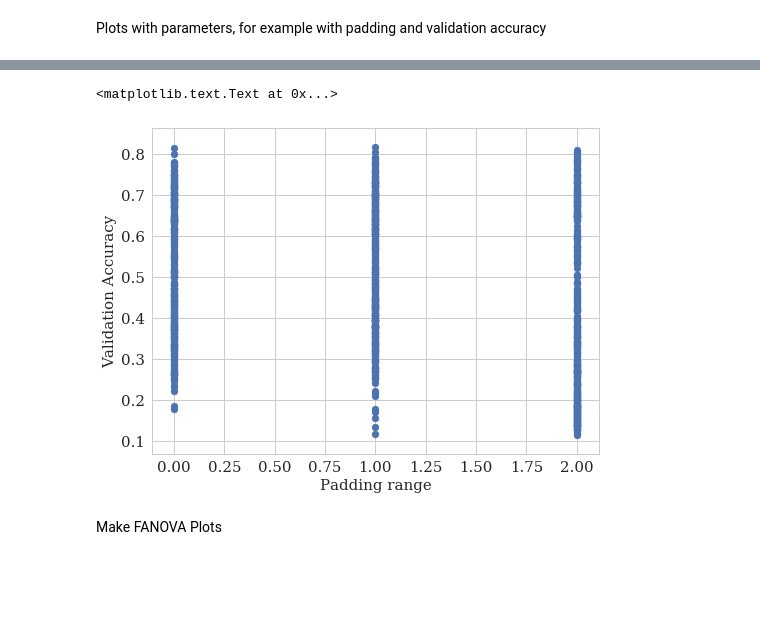
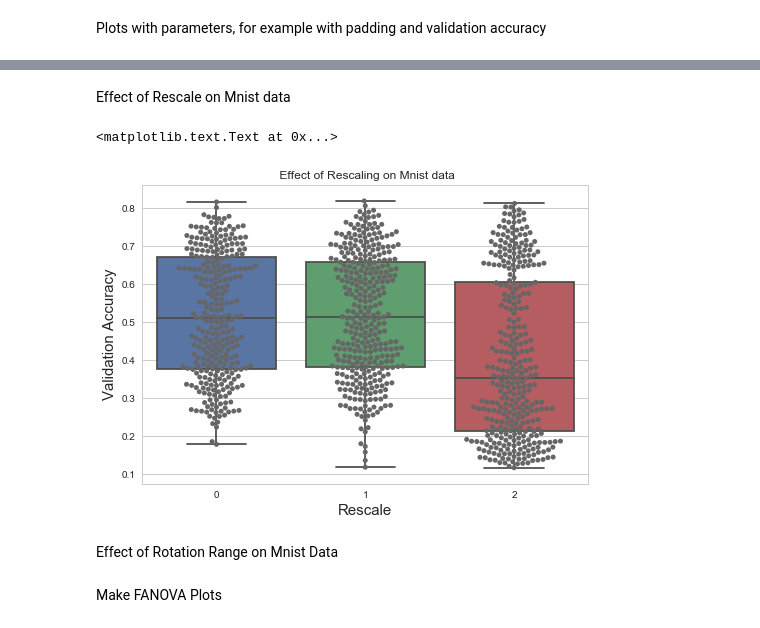
Before and after one commit to zemovi/AutoDA, a Jupyter notebook: notebooks/augmentation.ipynb, the cells around one changed output, grey strips where cells are left out. Saved outputs shown, nothing was run; the diff lists cells and outputs as text; code cells hidden in the pictures; blank space fills up the shorter version.

```diff
--- a/notebooks/augmentation.ipynb
+++ b/notebooks/augmentation.ipynb
@@ -7,10 +7,10 @@ import ConfigSpace as CS
 import json
 %matplotlib inline
 import matplotlib.pyplot as plt
-import seaborn
+import seaborn as sns
 
 
-seaborn.set_style(style='whitegrid')
+sns.set_style(style='whitegrid')
 
 
 plt.rcParams['figure.figsize'] = (8.0, 6.0)
@@ -32,10 +32,14 @@ for d in datasets:
     validation_accuracy = []
     validation_loss = []
     runtime = []
-    configs = []
+    config_ids = []
+    configs=[]
     params = []
     pad = []
     rescale = []
+    horizontal_flip = []
+    vertical_flip = []
+    rotation = []
 
     path = path_join(abspath("."), "..", "experiments/results")
     n_runs = len([name for name in os.listdir(path_join(path, "mnist"))])
@@ -49,19 +53,29 @@ for d in datasets:
         except FileNotFoundError:
             print(i, d)
             continue
-        #print(res)
-        runtime.append(res["runtime"])
-        configs.append(res["config_id"])
-        params.append(res["configs"])
+
+        #print(res["configs"])
+        runtime.append(res['runtime'])
+        configs.append(res['configs'])
+
+        config_ids.append(res["config_id"])
         validation_accuracy.append(res["validation_accuracy"])
-        pad.append((res['configs']['pad']))
+        pad.append(res["configs"]["pad"])
         rescale.append(res['configs']['rescale'])
+        horizontal_flip.append(res['configs']['horizontal_flip'])
+        vertical_flip.append(res['configs']['vertical_flip'])
+        rotation.append(res['configs']['rotation_range'])
 
 
-    p["validation_accuracy"] = np.array(validation_accuracy)
-    #p["runtime"] = np.array(runtime)
+    p['validation_accuracy'] = np.array(validation_accuracy)
+    p["runtime"] = np.array(runtime)
     #p["params"] = params
-    p["configs"] = configs
-    p["pad"] = pad
+    p['configs'] = configs
+    p['config_ids'] = config_ids
+    p['pad'] = pad
     p['rescale'] = rescale
+    p["horizontal_flip"] = horizontal_flip
+    p['vertical_flip'] = vertical_flip
+    p['rotation'] = rotation
     results[d] = p
+    pr
@@ -104,7 +134,16 @@ plt.ylabel("Validation Accuracy", size=15)
+# %% [markdown]
+Effect of Rescale on Mnist data
 # %%
-plt.scatter(x=rescale, y=validation_accuracy)
+
+validation_accuracy = results[dataset]["validation_accuracy"]
+rescale= results[dataset]["rescale"]
+ax = sns.boxplot(x=rescale, y=validation_accuracy)
+ax = sns.swarmplot(x=rescale, y=validation_accuracy, color=".40")
+ax.set_title(' Effect of Rescaling on Mnist data')
 plt.xlabel("Rescale", size=15)
 plt.ylabel("Validation Accuracy", size=15)
 # %% [output]
 <matplotlib.text.Text at 0x...>
-[figure, old version]
+[figure, new version]
+# %% [markdown]
+Effect of Rotation Range on Mnist Data
```
Also changed, not shown: parts of 7 cells of this notebook.
